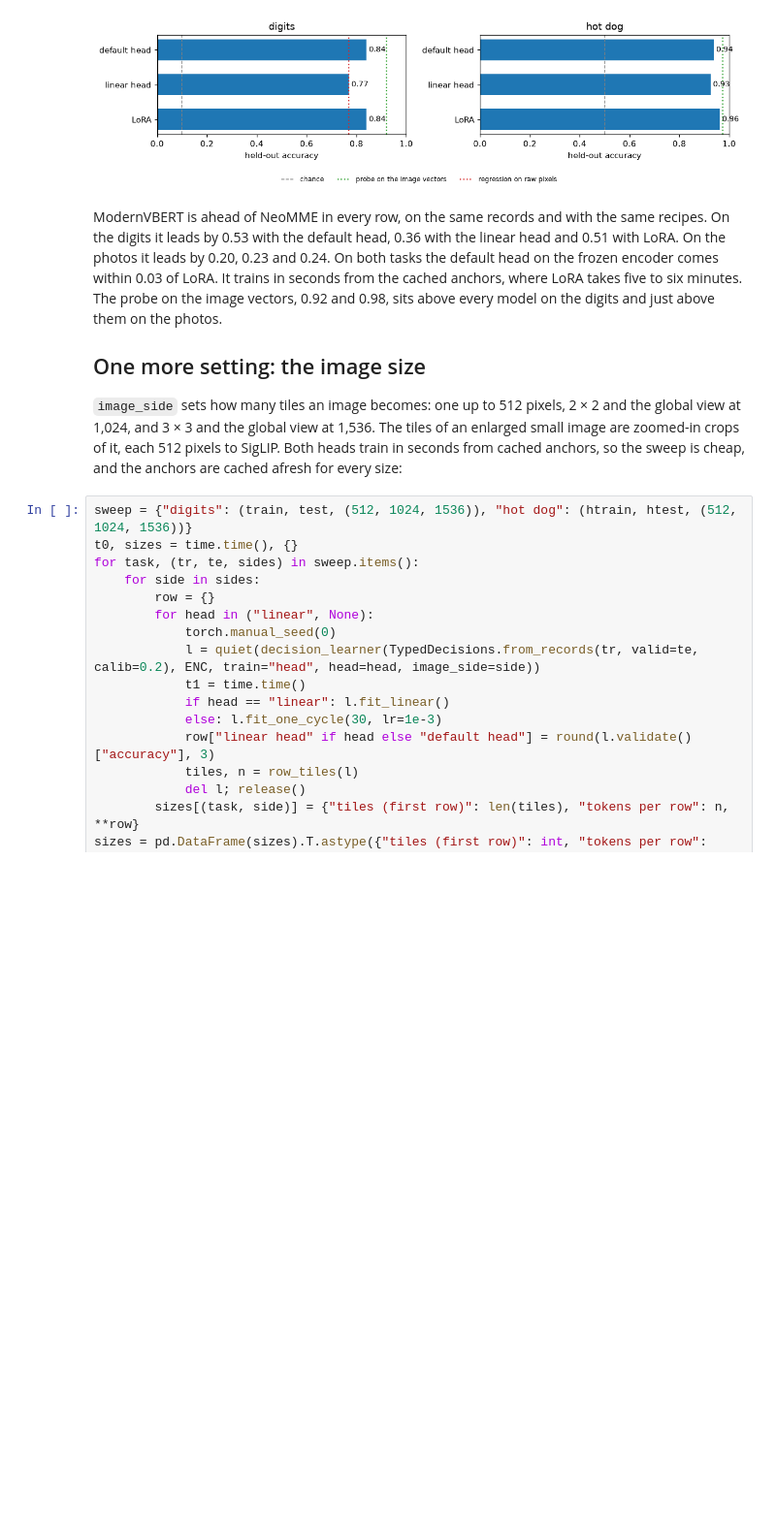
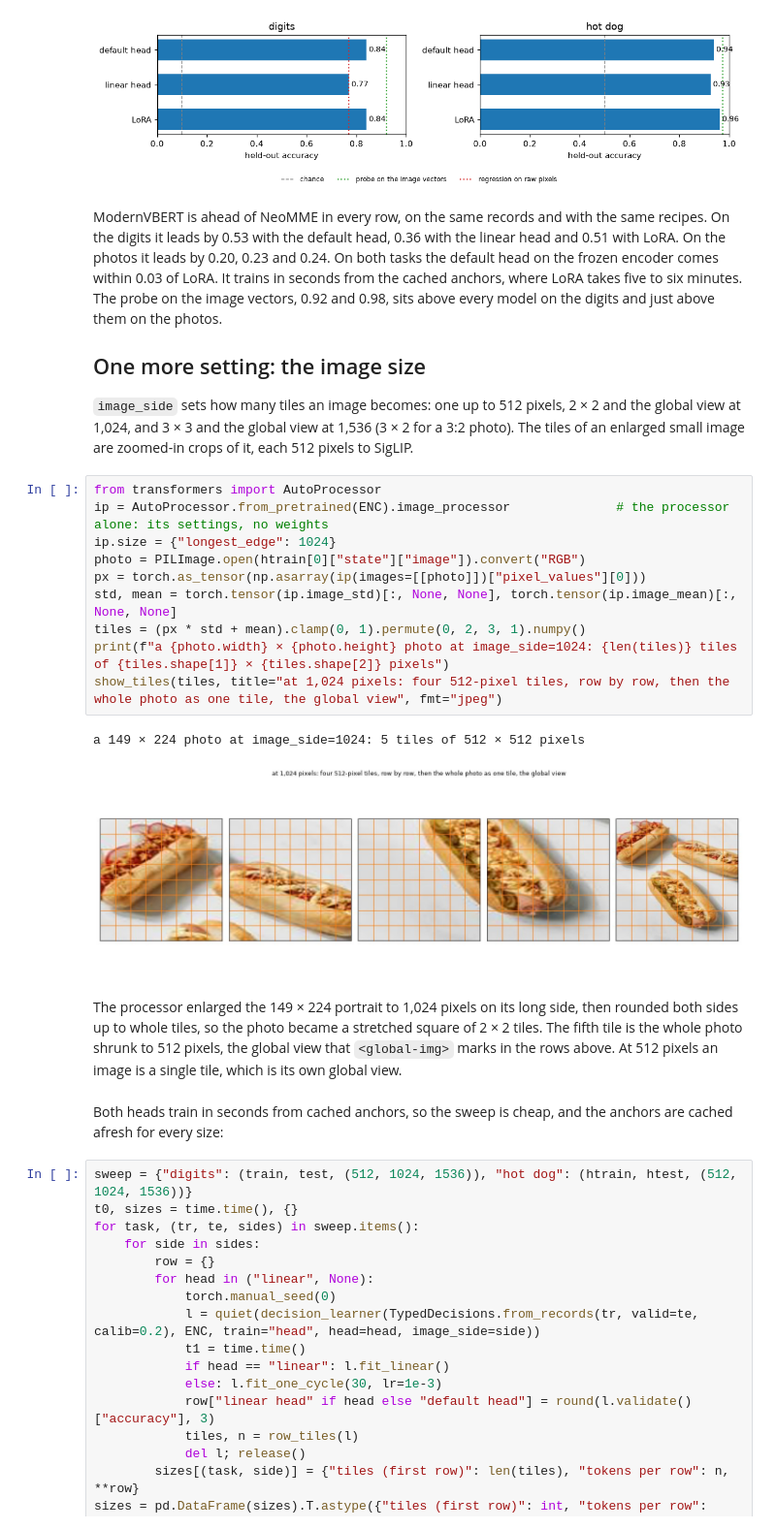
Before and after one commit to sgaseretto/sysonelib, a Jupyter notebook: nbs/tutorials/modernvbert_images.ipynb, the cells around one changed output. Shown at 97% size. Cells and saved outputs as stored; diff of their text form; blank space fills up the shorter version.

```diff
--- a/nbs/tutorials/modernvbert_images.ipynb
+++ b/nbs/tutorials/modernvbert_images.ipynb
@@ -715,7 +752,24 @@ ModernVBERT is ahead of NeoMME in every row, on the same records and with the sa
 
 ## One more setting: the image size
 
-`image_side` sets how many tiles an image becomes: one up to 512 pixels, 2 × 2 and the global view at 1,024, and 3 × 3 and the global view at 1,536. The tiles of an enlarged small image are zoomed-in crops of it, each 512 pixels to SigLIP. Both heads train in seconds from cached anchors, so the sweep is cheap, and the anchors are cached afresh for every size:
+`image_side` sets how many tiles an image becomes: one up to 512 pixels, 2 × 2 and the global view at 1,024, and 3 × 3 and the global view at 1,536 (3 × 2 for a 3:2 photo). The tiles of an enlarged small image are zoomed-in crops of it, each 512 pixels to SigLIP.
+# %%
+from transformers import AutoProcessor
+ip = AutoProcessor.from_pretrained(ENC).image_processor              # the processor alone: its settings, no weights
+ip.size = {"longest_edge": 1024}
+photo = PILImage.open(htrain[0]["state"]["image"]).convert("RGB")
+px = torch.as_tensor(np.asarray(ip(images=[[photo]])["pixel_values"][0]))
+std, mean = torch.tensor(ip.image_std)[:, None, None], torch.tensor(ip.image_mean)[:, None, None]
+tiles = (px * std + mean).clamp(0, 1).permute(0, 2, 3, 1).numpy()
+print(f"a {photo.width} × {photo.height} photo at image_side=1024: {len(tiles)} tiles of {tiles.shape[1]} × {tiles.shape[2]} pixels")
+show_tiles(tiles, title="at 1,024 pixels: four 512-pixel tiles, row by row, then the whole photo as one tile, the global view", fmt="jpeg")
+# %% [output]
+a 149 × 224 photo at image_side=1024: 5 tiles of 512 × 512 pixels
+[figure, added]
+# %% [markdown]
+The processor enlarged the 149 × 224 portrait to 1,024 pixels on its long side, then rounded both sides up to whole tiles, so the photo became a stretched square of 2 × 2 tiles. The fifth tile is the whole photo shrunk to 512 pixels, the global view that `<global-img>` marks in the rows above. At 512 pixels an image is a single tile, which is its own global view.
+# %% [markdown]
+Both heads train in seconds from cached anchors, so the sweep is cheap, and the anchors are cached afresh for every size:
 # %%
 sweep = {"digits": (train, test, (512, 1024, 1536)), "hot dog": (htrain, htest, (512, 1024, 1536))}
 t0, sizes = time.time(), {}
```
Also changed, not shown: parts of 10 cells of this notebook, 2 other files.
